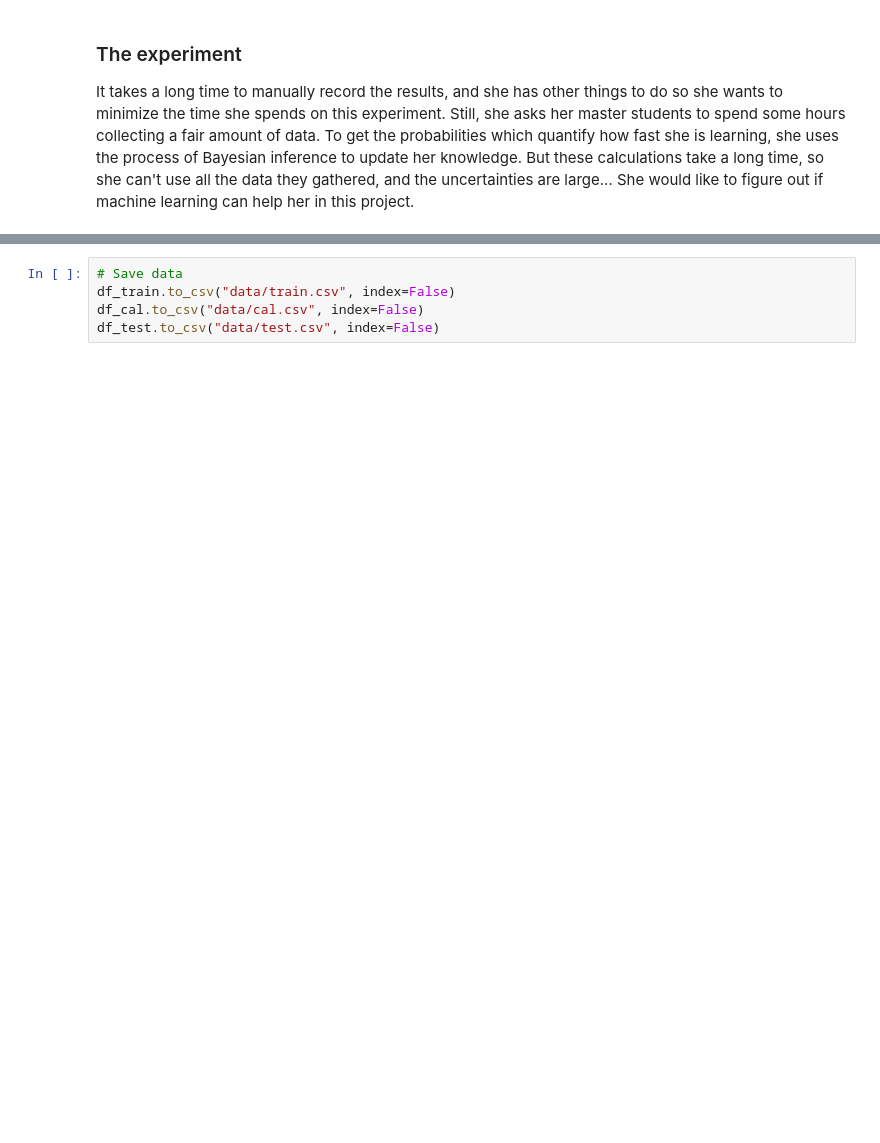
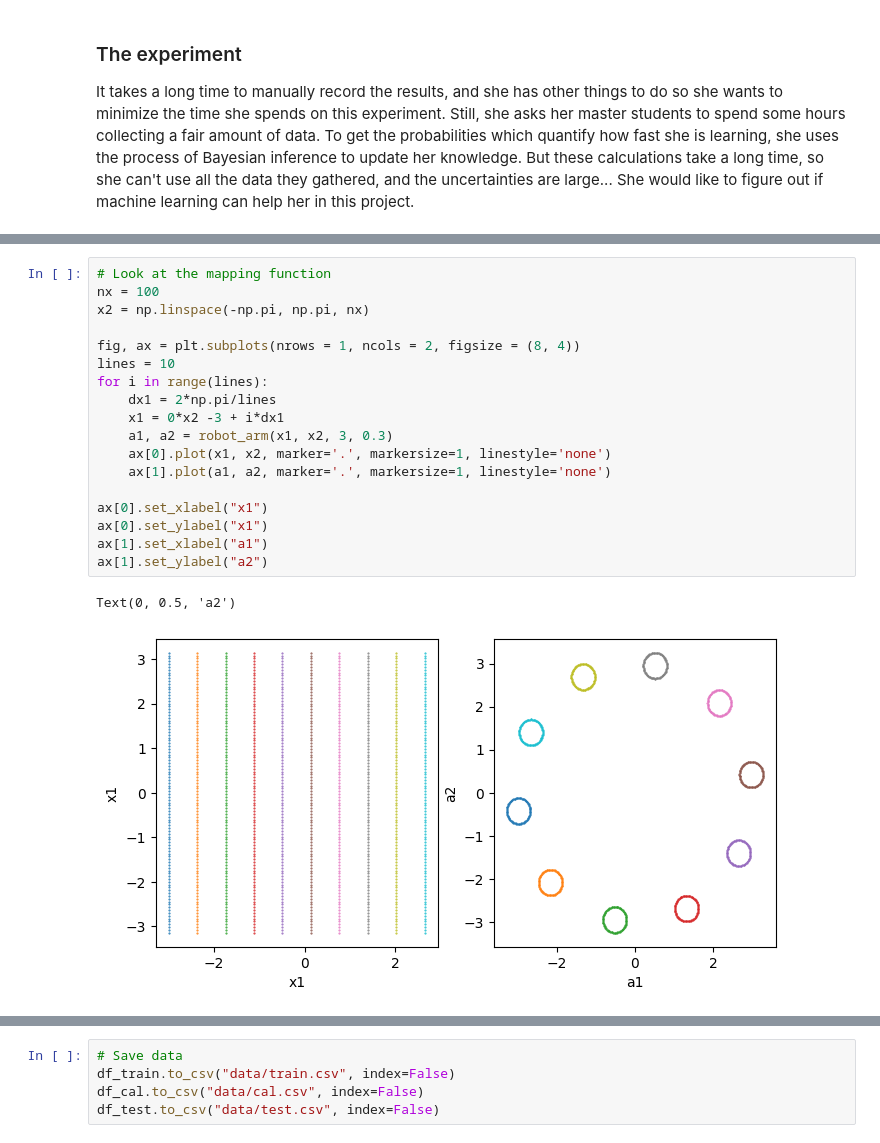
Before and after one commit to choisant/foundational-modeling, a Jupyter notebook: toy_experiment/data.ipynb, the cells around one changed output, grey strips where cells are left out. Drawn from its saved outputs; the diff is of its cells as text; blank space fills up the shorter version.

```diff
--- a/toy_experiment/data.ipynb
+++ b/toy_experiment/data.ipynb
@@ -103 +122,22 @@ ax[1].legend()
+# %%
+# Look at the mapping function
+nx = 100
+x2 = np.linspace(-np.pi, np.pi, nx)
+
+fig, ax = plt.subplots(nrows = 1, ncols = 2, figsize = (8, 4))
+lines = 10
+for i in range(lines):
+    dx1 = 2*np.pi/lines
+    x1 = 0*x2 -3 + i*dx1
+    a1, a2 = robot_arm(x1, x2, 3, 0.3)
+    ax[0].plot(x1, x2, marker='.', markersize=1, linestyle='none')
+    ax[1].plot(a1, a2, marker='.', markersize=1, linestyle='none')
+
+ax[0].set_xlabel("x1")
+ax[0].set_ylabel("x1")
+ax[1].set_xlabel("a1")
+ax[1].set_ylabel("a2")
+# %% [output]
+Text(0, 0.5, 'a2')
+[figure, added]
 # %%
```
Also changed, not shown: parts of 24 cells of this notebook, 22 other files.
